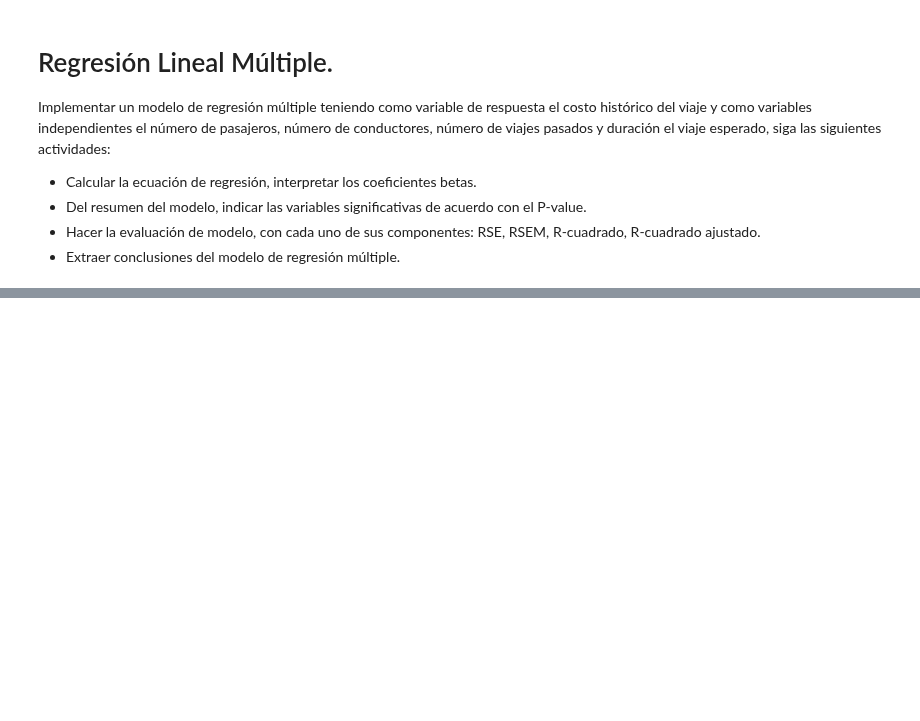
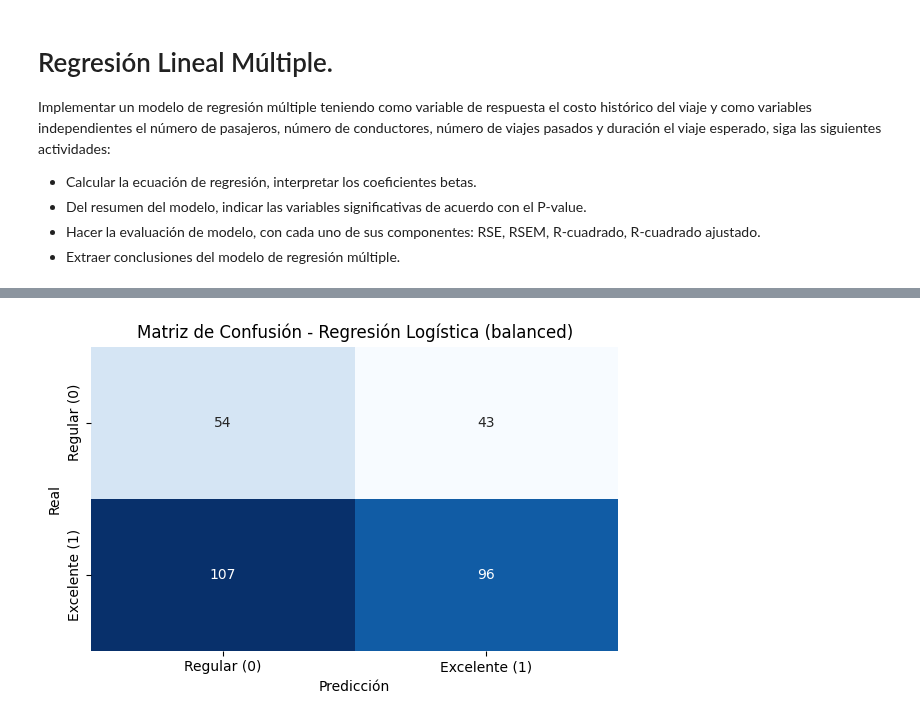
Before and after one commit to dalfonso75/dynamic-pricing-analysis, a Jupyter notebook: phase_2.ipynb, the cells around one changed output, grey strips where cells are left out. Saved outputs shown, nothing was run; the diff lists cells and outputs as text; code cells hidden in the pictures; blank space fills up the shorter version.

```diff
--- a/phase_2.ipynb
+++ b/phase_2.ipynb
@@ -264,0 +343,75 @@ Notes:
+# %%
+import pandas as pd
+from sklearn.model_selection import train_test_split
+from sklearn.linear_model import LogisticRegression
+from sklearn.preprocessing import OneHotEncoder
+from sklearn.compose import ColumnTransformer
+from sklearn.pipeline import Pipeline
+from sklearn.metrics import confusion_matrix, classification_report, accuracy_score
+import numpy as np
+import matplotlib.pyplot as plt
+import seaborn as sns
+
+# Crear variable binaria
+df["rating_binaria"] = (df["Average_Ratings"] >= 4).astype(int)
+
+# Variables categóricas
+X = df[["Location_Category", "Customer_Loyalty_Status", "Time_of_Booking", "Vehicle_Type"]]
+y = df["rating_binaria"]
+
+# OneHotEncoding para variables categóricas
+categorical_features = X.columns.tolist()
+preprocessor = ColumnTransformer([
+    ("cat", OneHotEncoder(drop="first"), categorical_features)
+])
+
+# Pipeline de entrenamiento
+pipeline = Pipeline([
+    ("preprocessor", preprocessor),
+    ("classifier", LogisticRegression(class_weight="balanced", max_iter=1000))
+])
+
+# División del dataset
+X_train, X_test, y_train, y_test = train_test_split(X, y, test_size=0.3, random_state=42)
+
+# Entrenamiento
+pipeline.fit(X_train, y_train)
+
+# Predicciones
+y_pred = pipeline.predict(X_test)
+
+# Matriz de confusión
+conf_matrix = confusion_matrix(y_test, y_pred)
+
+# Reporte de clasificación
+report = classification_report(y_test, y_pred)
+accuracy = accuracy_score(y_test, y_pred)
+
+print("Matriz de Confusión:\n", conf_matrix)
+print("\nReporte de Clasificación:\n", report)
+print(f"\nAccuracy: {accuracy:.2f}")
+
+# Coeficientes y Odds Ratios
+feature_names = pipeline.named_steps['preprocessor'].get_feature_names_out()
+coefs = pipeline.named_steps['classifier'].coef_[0]
+odds_ratios = np.exp(coefs)
+
+summary_df = pd.DataFrame({
+    "Variable": feature_names,
+    "Coeficiente (log-odds)": coefs,
+    "Odds Ratio": odds_ratios
+}).round(4)
+
+print("\nResumen de Odds Ratios:\n", summary_df)
+
+# Graficar matriz
+plt.figure(figsize=(6, 4))
+sns.heatmap(conf_matrix, annot=True, fmt='d', cmap='Blues', cbar=False,
+            xticklabels=["Regular (0)", "Excelente (1)"],
+            yticklabels=["Regular (0)", "Excelente (1)"])
+plt.xlabel("Predicción")
+plt.ylabel("Real")
+plt.title("Matriz de Confusión - Regresión Logística (balanced)")
+plt.tight_layout()
+plt.show()
+# %% [output]
@@ -264,0 +435 @@ Notes:
+[figure, added]
```
Also changed, not shown: parts of 7 cells of this notebook.
